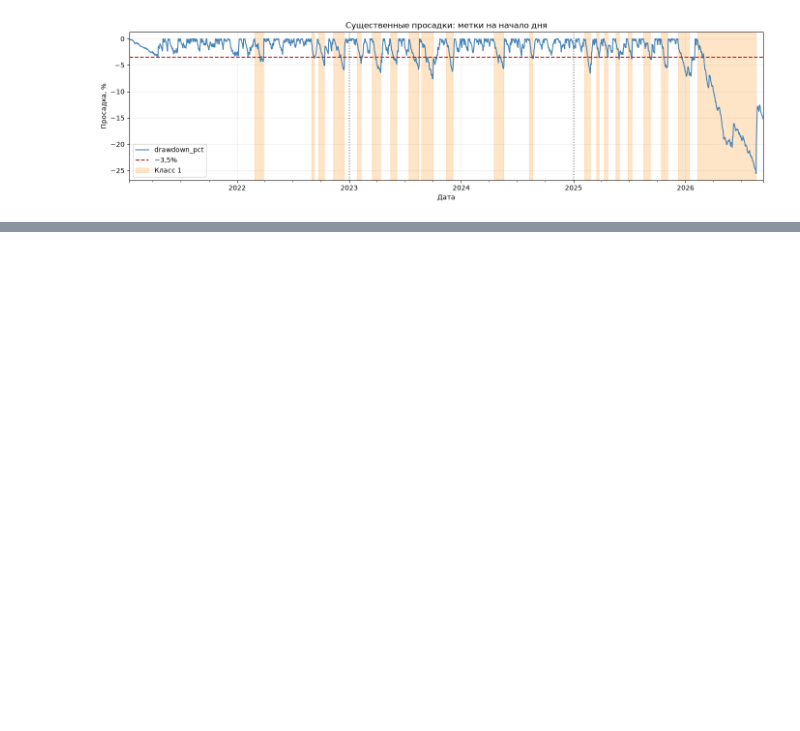
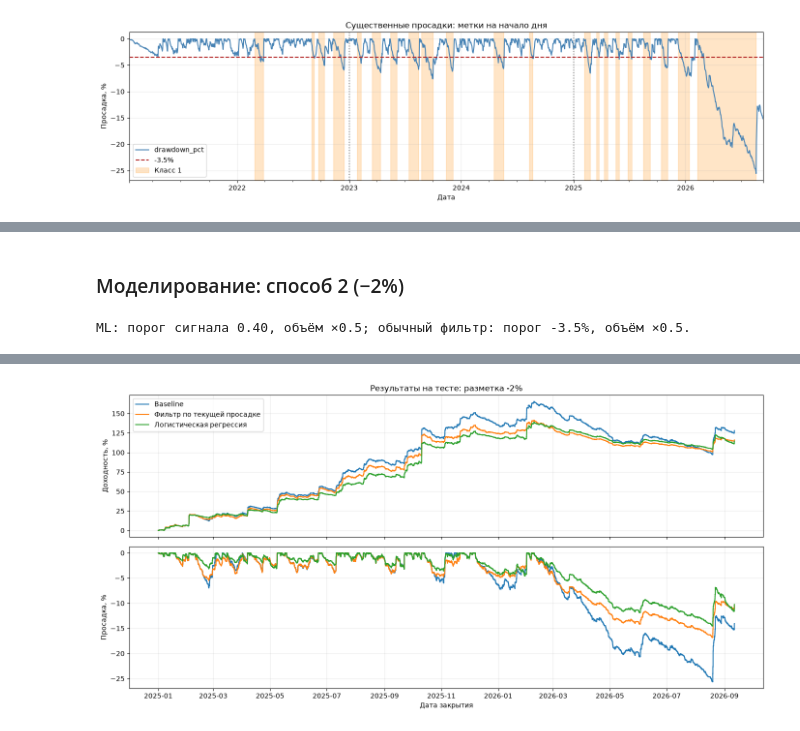
Before and after one commit to NikitaDzigurda/trading-strategy-risk-analysis, a Jupyter notebook: notebooks/05_drawdown_ml_analysis.ipynb, the cells around one changed output, grey strips where cells are left out. Saved outputs shown, nothing was run; the diff lists cells and outputs as text; code cells hidden in the pictures; blank space fills up the shorter version.

```diff
--- a/notebooks/05_drawdown_ml_analysis.ipynb
+++ b/notebooks/05_drawdown_ml_analysis.ipynb
@@ -322,0 +358,6 @@ plt.show()
+# %% [markdown]
+### Моделирование: способ 2 (−2%)
+# %%
+study_2 = run_study(labels_2, -2.0)
+# %% [output]
+ML: порог сигнала 0.40, объём ×0.5; обычный фильтр: порог -3.5%, объём ×0.5.
@@ -322,0 +390 @@ plt.show()
+[figure, added]
```
Also changed, not shown: parts of 19 cells of this notebook, 1 other file.
